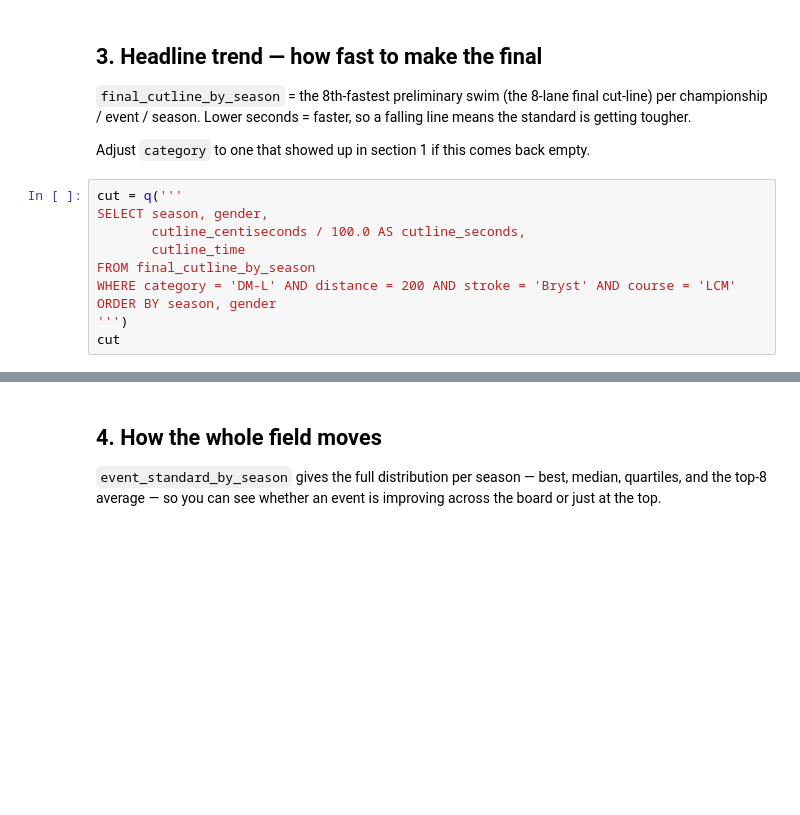
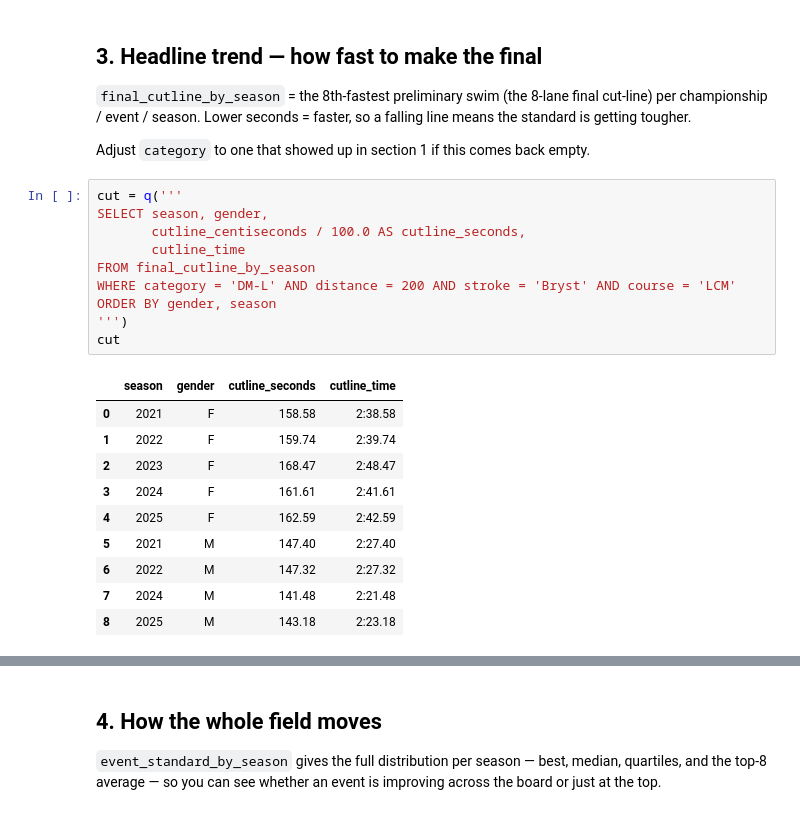
Before and after one commit to mortench3000/swimtrends, a Jupyter notebook: st-scrape/notebooks/explore.ipynb, the cells around one changed output, grey strips where cells are left out. Saved outputs shown, nothing was run; the diff lists cells and outputs as text; blank space fills up the shorter version.

```diff
--- a/st-scrape/notebooks/explore.ipynb
+++ b/st-scrape/notebooks/explore.ipynb
@@ -84,13 +120,24 @@ Adjust `category` to one that showed up in section 1 if this comes back empty.
 # %%
 cut = q('''
 SELECT season, gender,
        cutline_centiseconds / 100.0 AS cutline_seconds,
        cutline_time
 FROM final_cutline_by_season
 WHERE category = 'DM-L' AND distance = 200 AND stroke = 'Bryst' AND course = 'LCM'
-ORDER BY season, gender
+ORDER BY gender, season
 ''')
 cut
+# %% [output]
+|  | season | gender | cutline_seconds | cutline_time |
+| 0 | 2021 | F | 158.58 | 2:38.58 |
+| 1 | 2022 | F | 159.74 | 2:39.74 |
+| 2 | 2023 | F | 168.47 | 2:48.47 |
+| 3 | 2024 | F | 161.61 | 2:41.61 |
+| 4 | 2025 | F | 162.59 | 2:42.59 |
+| 5 | 2021 | M | 147.40 | 2:27.40 |
+| 6 | 2022 | M | 147.32 | 2:27.32 |
+| 7 | 2024 | M | 141.48 | 2:21.48 |
+| 8 | 2025 | M | 143.18 | 2:23.18 |
 # %%
 import matplotlib.pyplot as plt
 
```
Also changed, not shown: parts of 8 cells of this notebook, 2 other files.
